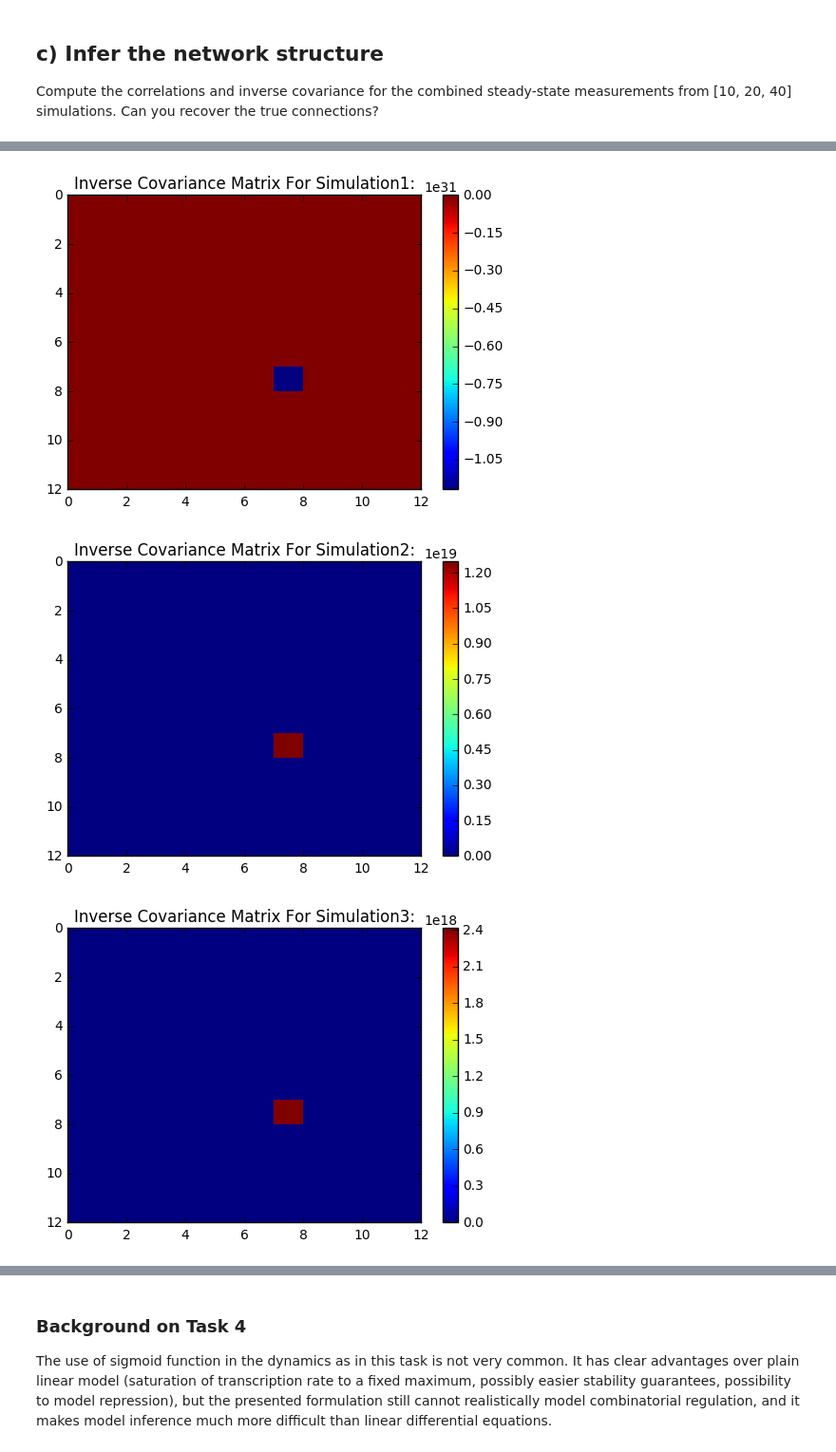
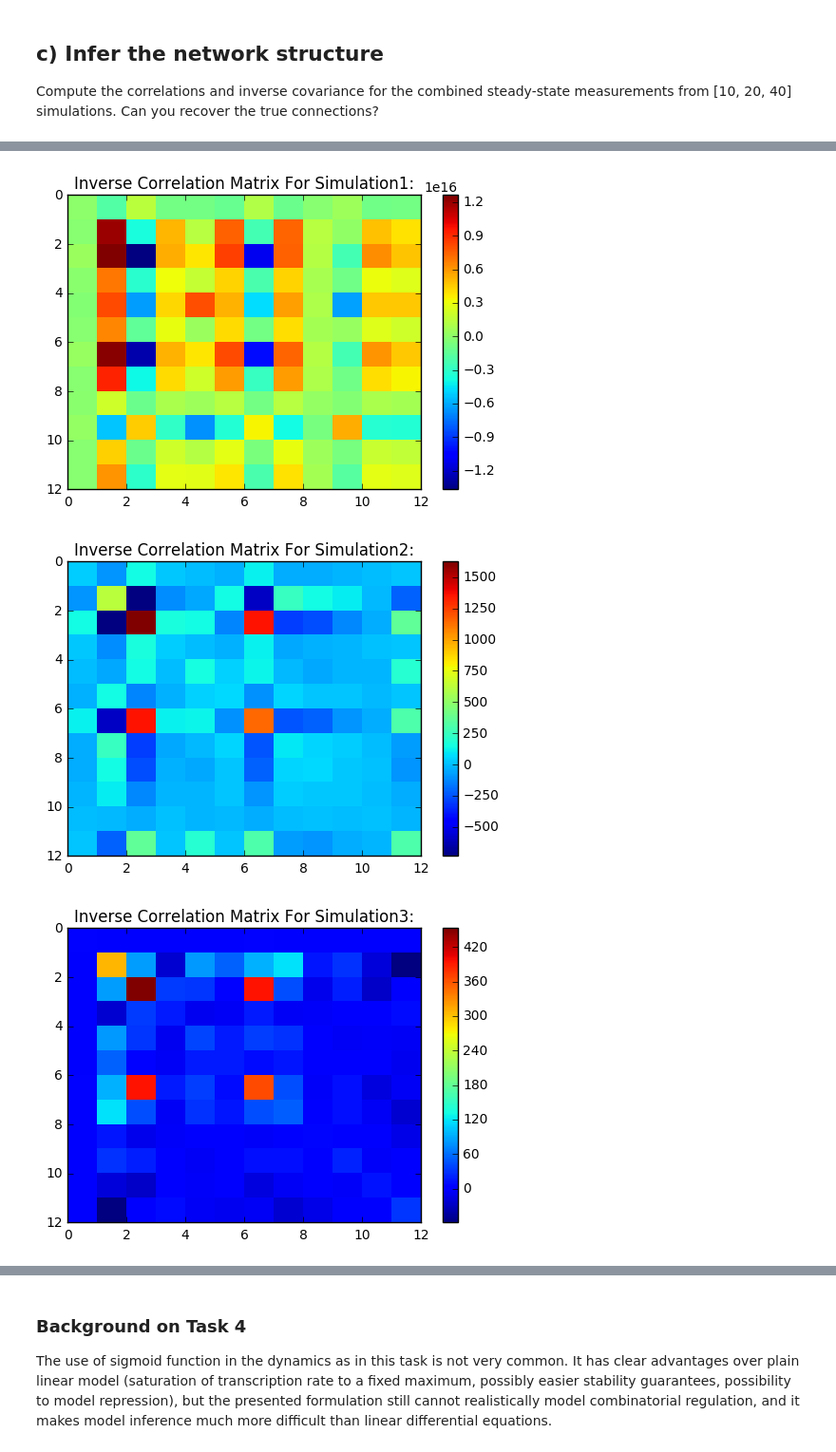
Before and after one commit to belochka/Bioinf, a Jupyter notebook: NetworkInference.ipynb, the cells around one changed output, grey strips where cells are left out. Shown at 95% size. Cells and saved outputs as stored; diff of their text form; code cells hidden in the pictures.

```diff
--- a/NetworkInference.ipynb
+++ b/NetworkInference.ipynb
@@ -530,8 +535,7 @@ def func(x, t, A, gamma):
 
 def simulate(A, gammaConstant, plot):
     t = np.linspace(0, 10, 101)
-    x0 = np.zeros(len(A)) # TODO: generate random?
-#     x0 = [random.random() for i in range(len(precisionMatrix))]
+    x0 = [random.random() * 2 for i in range(len(precisionMatrix))]
 
     gamma = np.zeros(len(A))
     for i in range(3):
@@ -556,7 +560,15 @@ def simulate(A, gammaConstant, plot):
         plt.plot(t, simulation[:, 11], 'skyblue', label='gene9(t)')
 
         plt.legend(bbox_to_anchor=(1.05, 1), loc=2, borderaxespad=0.)
-        #TODO: Set plot title!
+
+        gammaStr = '[ '
+        for i in range(3):
+            gammaStr += str(gamma[i])
+            if i != 2:
+                gammaStr += ', '
+        gammaStr += ' ]'
+
+        plt.title('Simulation for gamma: ' + gammaStr)
         plt.xlabel('t')
         plt.grid()
         plt.show()
@@ -572,7 +584,7 @@ precisionMatrix = getPrecisionMatrix(G)
 # for i in range(len(precisionMatrix)):
 #     precisionMatrix[i][i] = 0
 
-#TODO: Set plot title!
+plt.title('Generated precision matrix for 3 TFs and 9 genes')
 plt.spy(precisionMatrix)
 plt.show()
 
@@ -586,12 +598,9 @@ Simulate the system with number of non-negative random external inputs until it
 # %%
 # Simulate the system with number of non-negative random external inputs
 for i in range(5):
-    gamma = [random.random() * 2 for i in range(3)]
-    print('Simulation for gamma: ', gamma)
+    gamma = [random.random() * 3 for i in range(3)]
     simulation = simulate(precisionMatrix, gamma, True)
 
 # What can you see?
 # Answer: TODO...
-
-# TODO: Check Result. And if its right what we did ;)
 # %% [output]
@@ -616,15 +620,15 @@ simulation3 = []
 
 # Simulate
 for i in range(10):
-    gamma = [random.random() * 2 for i in range(3)]
+    gamma = [random.random() * 3 for i in range(3)]
     simulation = simulate(precisionMatrix, gamma, False)
     simulation1.append(simulation[-1])
 for i in range(20):
-    gamma = [random.random() * 2 for i in range(3)]
+    gamma = [random.random() * 3 for i in range(3)]
     simulation = simulate(precisionMatrix, gamma, False)
     simulation2.append(simulation[-1])
 for i in range(40):
-    gamma = [random.random() * 2 for i in range(3)]
+    gamma = [random.random() * 3 for i in range(3)]
     simulation = simulate(precisionMatrix, gamma, False)
     simulation3.append(simulation[-1])
 
@@ -655,33 +659,31 @@ plt.title('Correlation Matrix For Simulation3:')
 plt.colorbar()
 plt.show()
 
-# TODO: why this task is different to other the other previous tasks
-# Compute the inverse covariance for the combined steady-state measurements
-InverseCovarianceMatrix_simulation1 = np.linalg.inv(np.cov(np.transpose(np.array(simulation1))))
-InverseCovarianceMatrix_simulation2 = np.linalg.inv(np.cov(np.transpose(np.array(simulation2))))
-InverseCovarianceMatrix_simulation3 = np.linalg.inv(np.cov(np.transpose(np.array(simulation3))))
+
+# Compute the inverse of the correlation matrix for each simulation
+InverseCorrelationMatrix_simulation1 = np.linalg.inv(correlationMatrix_simulation1)
+InverseCorrelationMatrix_simulation2 = np.linalg.inv(correlationMatrix_simulation2)
+InverseCorrelationMatrix_simulation3 = np.linalg.inv(correlationMatrix_simulation3)
 
 # Plot the results
 plt.figure(4)
-plt.pcolor(InverseCovarianceMatrix_simulation1)
-plt.axis([0, len(InverseCovarianceMatrix_simulation1), len(InverseCovarianceMatrix_simulation1[0]), 0])
-plt.title('Inverse Covariance Matrix For Simulation1:')
+plt.pcolor(InverseCorrelationMatrix_simulation1)
+plt.axis([0, len(InverseCorrelationMatrix_simulation1), len(InverseCorrelationMatrix_simulation1[0]), 0])
+plt.title('Inverse Correlation Matrix For Simulation1:')
 plt.colorbar()
 plt.show()
 
 plt.figure(5)
-plt.pcolor(InverseCovarianceMatrix_simulation2)
-plt.axis([0, len(InverseCovarianceMatrix_simulation2), len(InverseCovarianceMatrix_simulation2[0]), 0])
-plt.title('Inverse Covariance Matrix For Simulation2:')
+plt.pcolor(InverseCorrelationMatrix_simulation2)
+plt.axis([0, len(InverseCorrelationMatrix_simulation2), len(InverseCorrelationMatrix_simulation2[0]), 0])
+plt.title('Inverse Correlation Matrix For Simulation2:')
 plt.colorbar()
 plt.show()
 
 plt.figure(6)
-plt.pcolor(InverseCovarianceMatrix_simulation3)
-plt.axis([0, len(InverseCovarianceMatrix_simulation3), len(InverseCovarianceMatrix_simulation3[0]), 0])
-plt.title('Inverse Covariance Matrix For Simulation3:')
+plt.pcolor(InverseCorrelationMatrix_simulation3)
+plt.axis([0, len(InverseCorrelationMatrix_simulation3), len(InverseCorrelationMatrix_simulation3[0]), 0])
+plt.title('Inverse Correlation Matrix For Simulation3:')
 plt.colorbar()
 plt.show()
-
-# TODO: Check Result. And if its right what we did ;)
 # %% [output]
@@ -691,6 +693,6 @@ plt.show()
-[figure, old version]
+[figure, new version]
-[figure, old version]
+[figure, new version]
-[figure, old version]
+[figure, new version]
 # %% [markdown]
 **How well can you recover the true connections?**
 
```
Also changed, not shown: parts of 11 cells of this notebook.
